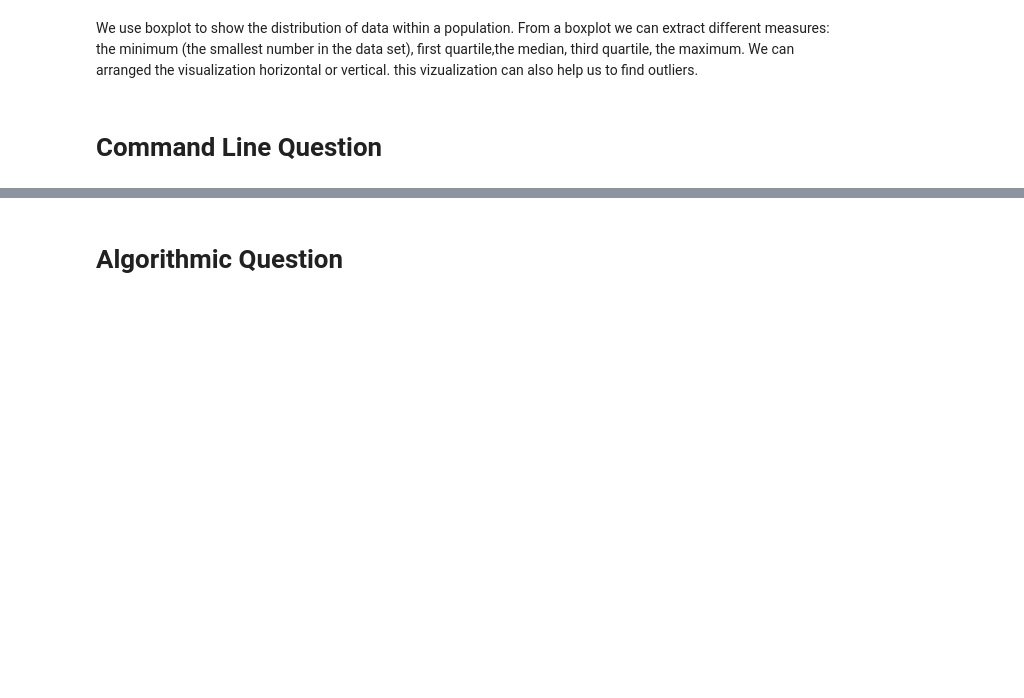
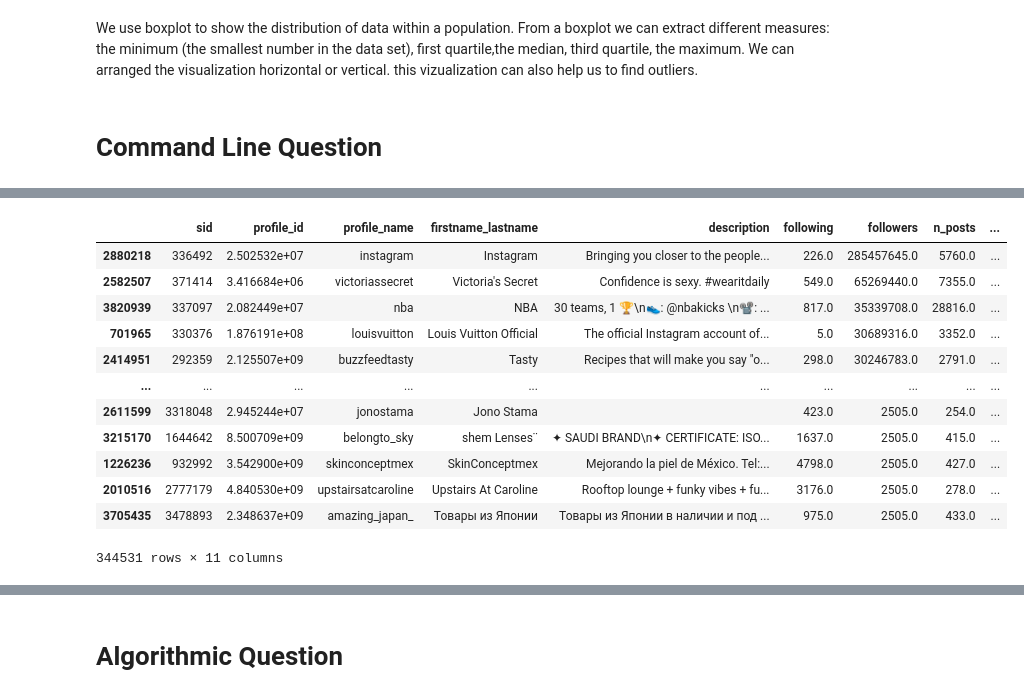
Before and after one commit to Sciok2000/ADM-2022-Homework2, a Jupyter notebook: HW_2.ipynb, the cells around one changed output, grey strips where cells are left out. Saved outputs shown, nothing was run; the diff lists cells and outputs as text; code cells hidden in the pictures; blank space fills up the shorter version.

```diff
--- a/HW_2.ipynb
+++ b/HW_2.ipynb
@@ -856,0 +850,17 @@ this vizualization can also help us to find outliers.
+# %%
+df_dieciper = profiles.iloc[:dieciper,:]
+df_dieciper
+# %% [output]
+|  | sid | profile_id | profile_name | firstname_lastname | description | following | followers | n_posts | ... |
+| 2880218 | 336492 | 2.502532e+07 | instagram | Instagram | Bringing you closer to the people... | 226.0 | 285457645.0 | 5760.0 | ... |
+| 2582507 | 371414 | 3.416684e+06 | victoriassecret | Victoria's Secret | Confidence is sexy. #wearitdaily | 549.0 | 65269440.0 | 7355.0 | ... |
+| 3820939 | 337097 | 2.082449e+07 | nba | NBA | 30 teams, 1 🏆\n👟: @nbakicks \n📽: ... | 817.0 | 35339708.0 | 28816.0 | ... |
+| 701965 | 330376 | 1.876191e+08 | louisvuitton | Louis Vuitton Official | The official Instagram account of... | 5.0 | 30689316.0 | 3352.0 | ... |
+| 2414951 | 292359 | 2.125507e+09 | buzzfeedtasty | Tasty | Recipes that will make you say "o... | 298.0 | 30246783.0 | 2791.0 | ... |
+| ... | ... | ... | ... | ... | ... | ... | ... | ... | ... |
+| 2611599 | 3318048 | 2.945244e+07 | jonostama | Jono Stama |  | 423.0 | 2505.0 | 254.0 | ... |
+| 3215170 | 1644642 | 8.500709e+09 | belongto_sky | shem Lenses¨ | ✦ SAUDI BRAND\n✦ CERTIFICATE: ISO... | 1637.0 | 2505.0 | 415.0 | ... |
+| 1226236 | 932992 | 3.542900e+09 | skinconceptmex | SkinConceptmex | Mejorando la piel de México. Tel:... | 4798.0 | 2505.0 | 427.0 | ... |
+| 2010516 | 2777179 | 4.840530e+09 | upstairsatcaroline | Upstairs At Caroline | Rooftop lounge + funky vibes + fu... | 3176.0 | 2505.0 | 278.0 | ... |
+| 3705435 | 3478893 | 2.348637e+09 | amazing_japan_ | Товары из Японии | Товары из Японии в наличии и под ... | 975.0 | 2505.0 | 433.0 | ... |
+344531 rows × 11 columns
```
Also changed, not shown: parts of 23 cells of this notebook.
